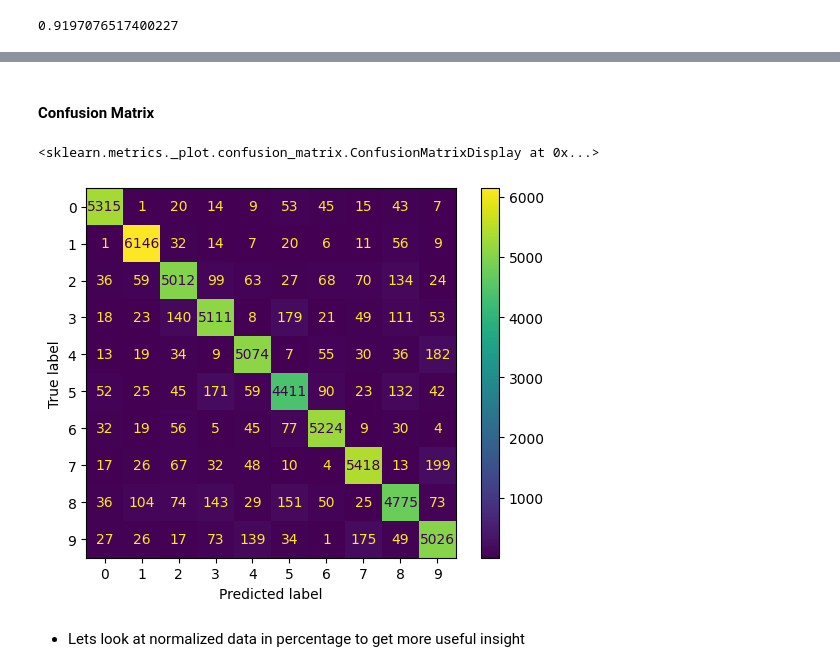
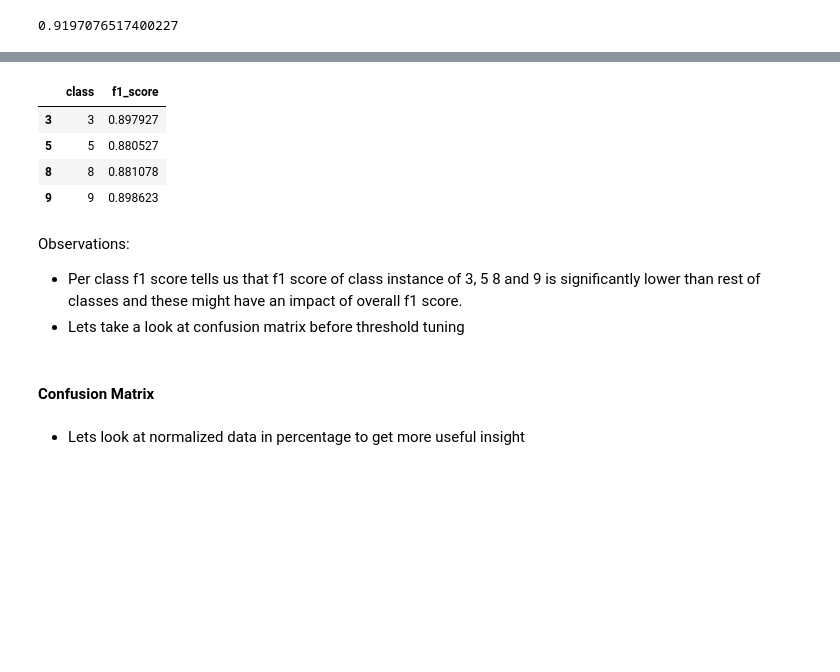
Before and after one commit to gaurangdave/mnist_digits_recognition, a Jupyter notebook: notebooks/02_transform_data.ipynb, the cells around one changed output, grey strips where cells are left out. Saved outputs shown, nothing was run; the diff lists cells and outputs as text; code cells hidden in the pictures; blank space fills up the shorter version.

```diff
--- a/notebooks/02_transform_data.ipynb
+++ b/notebooks/02_transform_data.ipynb
@@ -379,10 +398,17 @@ f1_score(train_Y, predictions, average="weighted")
+# %%
+f1_scores_df[f1_scores_df["f1_score"] < 0.9]
+# %% [output]
+|  | class | f1_score |
+| 3 | 3 | 0.897927 |
+| 5 | 5 | 0.880527 |
+| 8 | 8 | 0.881078 |
+| 9 | 9 | 0.898623 |
+# %% [markdown]
+Observations:
+* Per class f1 score tells us that f1 score of class instance of 3, 5 8 and 9 is significantly lower than rest of classes and these might have an impact of overall f1 score.
+* Lets take a look at confusion matrix before threshold tuning
 # %% [markdown]
 #### Confusion Matrix
-# %%
-ConfusionMatrixDisplay.from_predictions(train_Y, predictions)
-# %% [output]
-<sklearn.metrics._plot.confusion_matrix.ConfusionMatrixDisplay at 0x...>
-[figure, removed]
 # %% [markdown]
 * Lets look at normalized data in percentage to get more useful insight
 # %%
```
Also changed, not shown: parts of 22 cells of this notebook.
